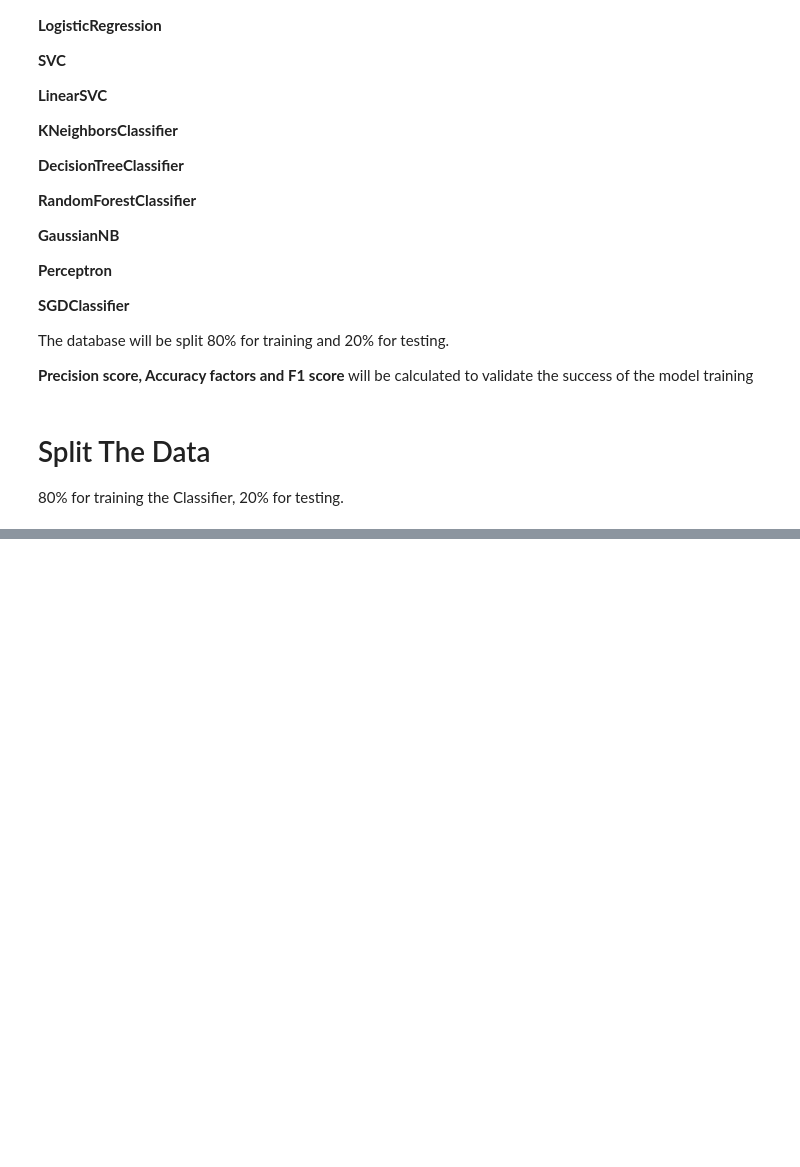
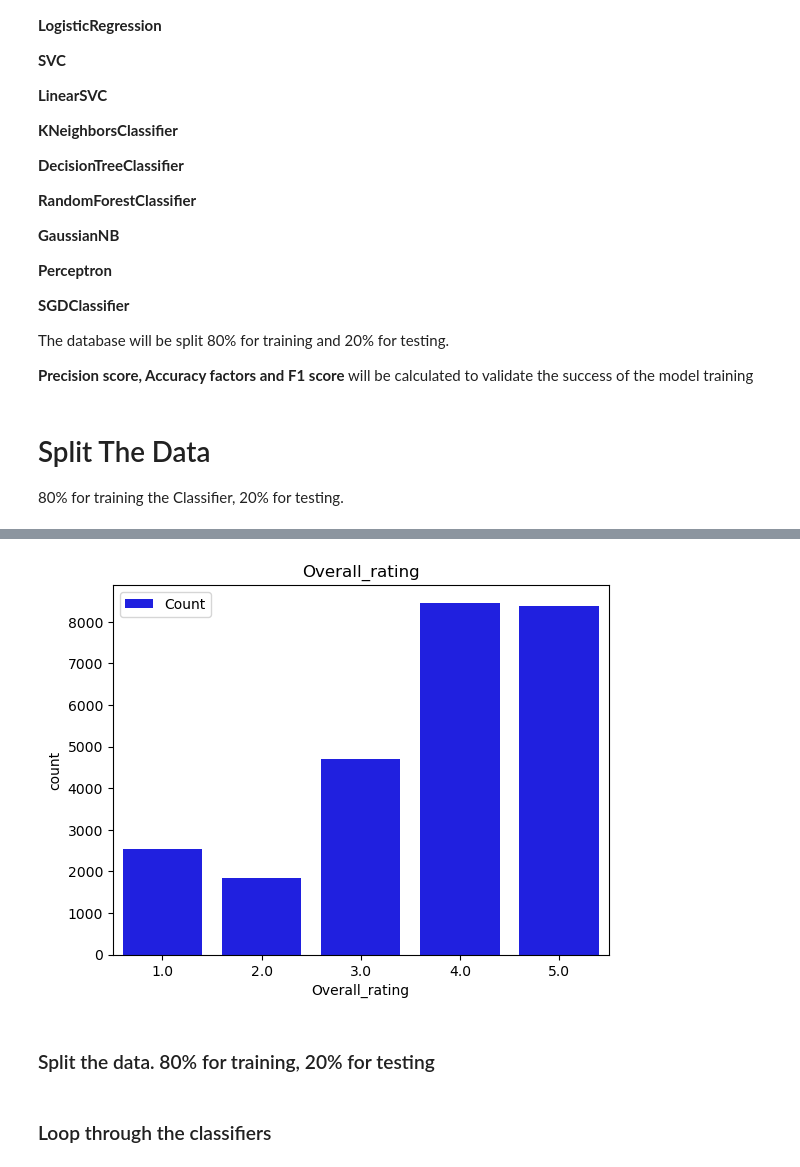
Before and after one commit to TEcjddns/UChicago_AIML_Project, a Jupyter notebook: EmployeeHappiness.ipynb, the cells around one changed output, grey strips where cells are left out. Cells and saved outputs as stored; diff of their text form; code cells hidden in the pictures; blank space fills up the shorter version.

Commit message:
Implemented the classifiers. Create holdout file for predictions

```diff
--- a/EmployeeHappiness.ipynb
+++ b/EmployeeHappiness.ipynb
@@ -871,0 +934,7 @@ from sklearn.metrics import accuracy_score, f1_score
+# %%
+def count_plot(var, dt, color='blue', title=None):
+    d = dt[[var]].sort_values(by=var)
+    sns.countplot(x = var, data = d, palette=[color]).legend(labels = ['Count'])
+    if (not title):
+        title = var
+    plt.title(title)
@@ -871,0 +956,3 @@ from sklearn.metrics import accuracy_score, f1_score
+# %%
+df2 = df[['Overall_rating']]
+df2.head()
@@ -871,0 +966,6 @@ from sklearn.metrics import accuracy_score, f1_score
+# %%
+count_plot('Overall_rating', df2)
+# %% [output]
+[figure, added]
+# %% [markdown]
+### Split the data. 80% for training, 20% for testing
@@ -872,3 +974,5 @@ from sklearn.metrics import accuracy_score, f1_score
+# %% [markdown]
+### Loop through the classifiers
 # %%
 # calculate the score generated by each classifier using the function run_classifier on each class
 scores = []
```
Also changed, not shown: parts of 29 cells of this notebook, 2 other files.
